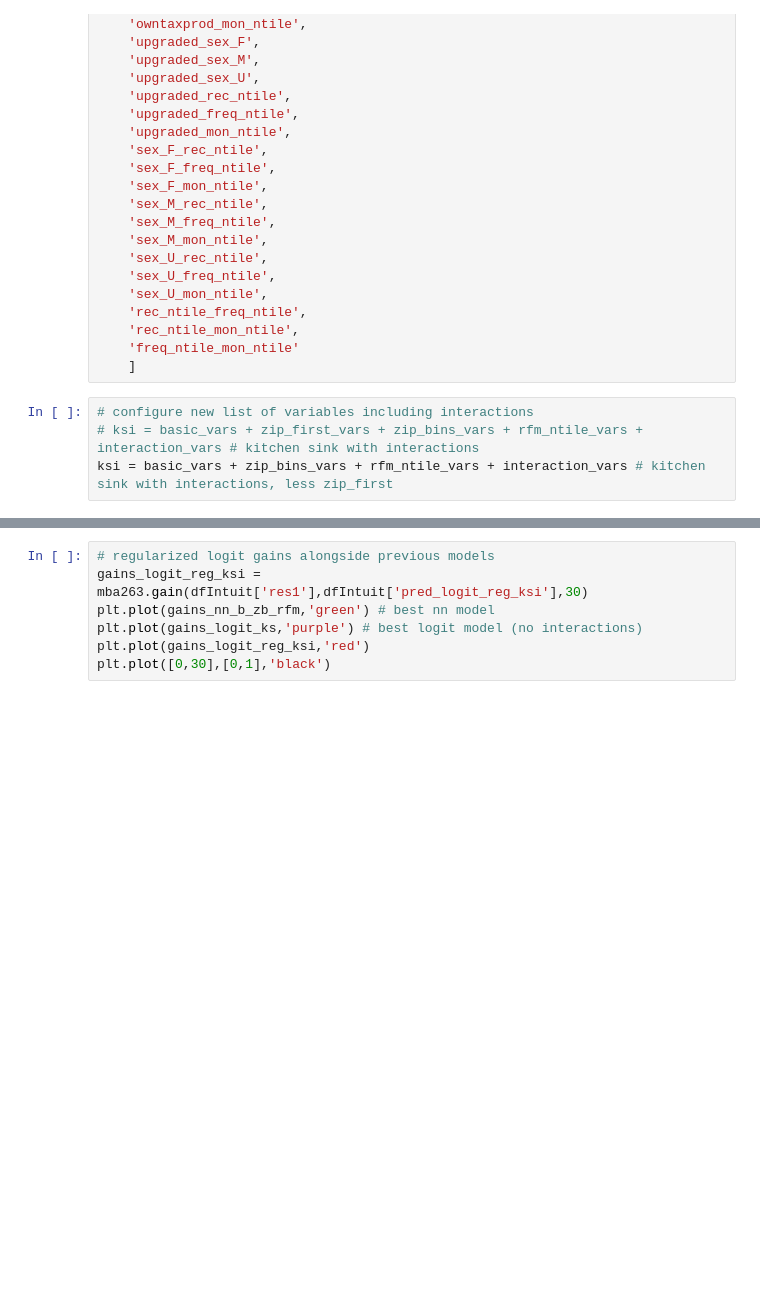
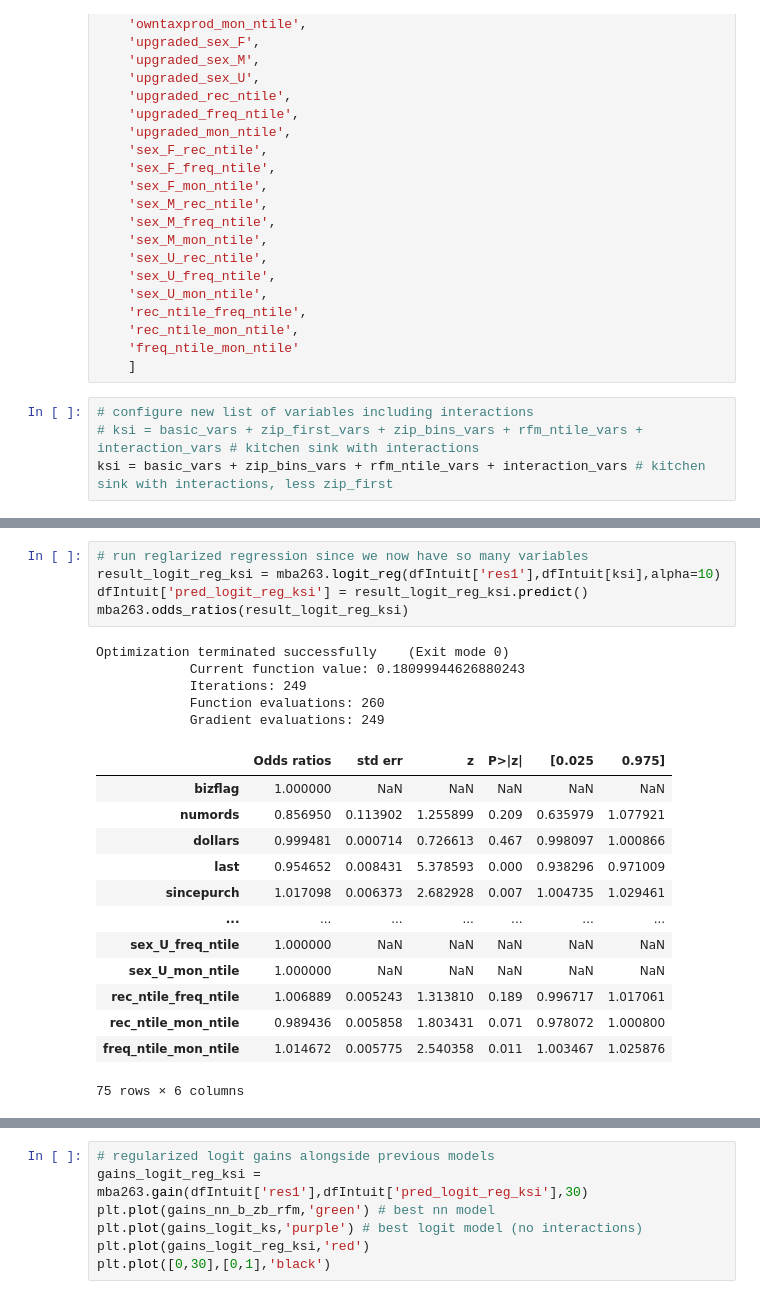
Before and after one commit to robperch/marketing_analytics_qqua, a Jupyter notebook: notebooks/Pruitt_Quickbooks_Upgrade (2).ipynb, the cells around one changed output, grey strips where cells are left out. Cells and saved outputs as stored; diff of their text form; blank space fills up the shorter version.

```diff
--- a/notebooks/Pruitt_Quickbooks_Upgrade (2).ipynb
+++ b/notebooks/Pruitt_Quickbooks_Upgrade (2).ipynb
@@ -577 +547,25 @@ Optimization terminated successfully    (Exit mode 0)
+# %%
+# run reglarized regression since we now have so many variables
+result_logit_reg_ksi = mba263.logit_reg(dfIntuit['res1'],dfIntuit[ksi],alpha=10)
+dfIntuit['pred_logit_reg_ksi'] = result_logit_reg_ksi.predict()
+mba263.odds_ratios(result_logit_reg_ksi)
+# %% [output]
+Optimization terminated successfully    (Exit mode 0)
+            Current function value: 0.18099944626880243
+            Iterations: 249
+            Function evaluations: 260
+            Gradient evaluations: 249
+|  | Odds ratios | std err | z | P>|z| | [0.025 | 0.975] |
+| bizflag | 1.000000 | NaN | NaN | NaN | NaN | NaN |
+| numords | 0.856950 | 0.113902 | 1.255899 | 0.209 | 0.635979 | 1.077921 |
+| dollars | 0.999481 | 0.000714 | 0.726613 | 0.467 | 0.998097 | 1.000866 |
+| last | 0.954652 | 0.008431 | 5.378593 | 0.000 | 0.938296 | 0.971009 |
+| sincepurch | 1.017098 | 0.006373 | 2.682928 | 0.007 | 1.004735 | 1.029461 |
+| ... | ... | ... | ... | ... | ... | ... |
+| sex_U_freq_ntile | 1.000000 | NaN | NaN | NaN | NaN | NaN |
+| sex_U_mon_ntile | 1.000000 | NaN | NaN | NaN | NaN | NaN |
+| rec_ntile_freq_ntile | 1.006889 | 0.005243 | 1.313810 | 0.189 | 0.996717 | 1.017061 |
+| rec_ntile_mon_ntile | 0.989436 | 0.005858 | 1.803431 | 0.071 | 0.978072 | 1.000800 |
+| freq_ntile_mon_ntile | 1.014672 | 0.005775 | 2.540358 | 0.011 | 1.003467 | 1.025876 |
+75 rows × 6 columns
 # %%
```
Also changed, not shown: parts of 8 cells of this notebook.
